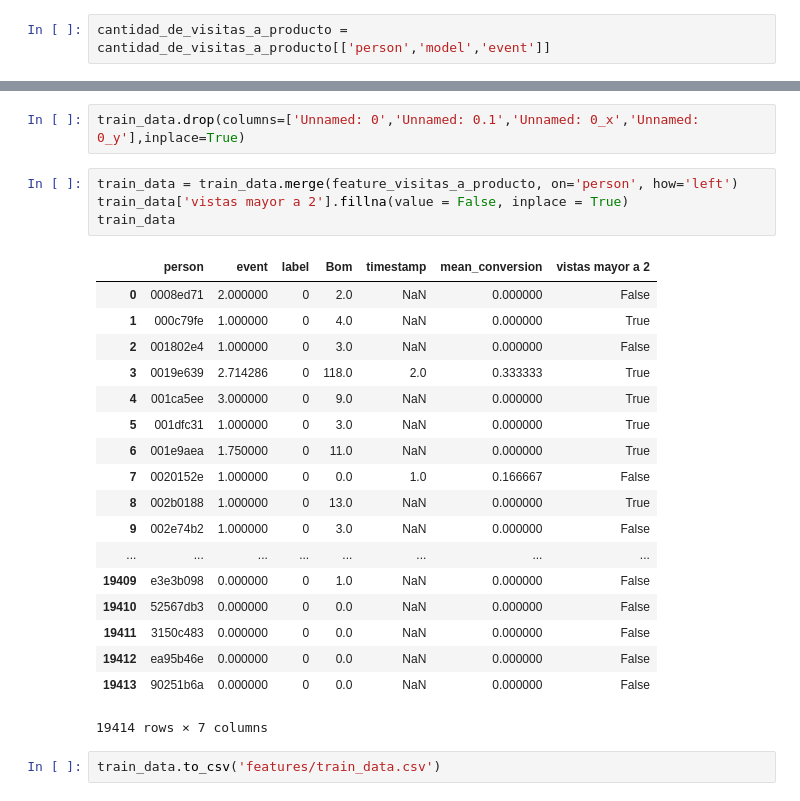
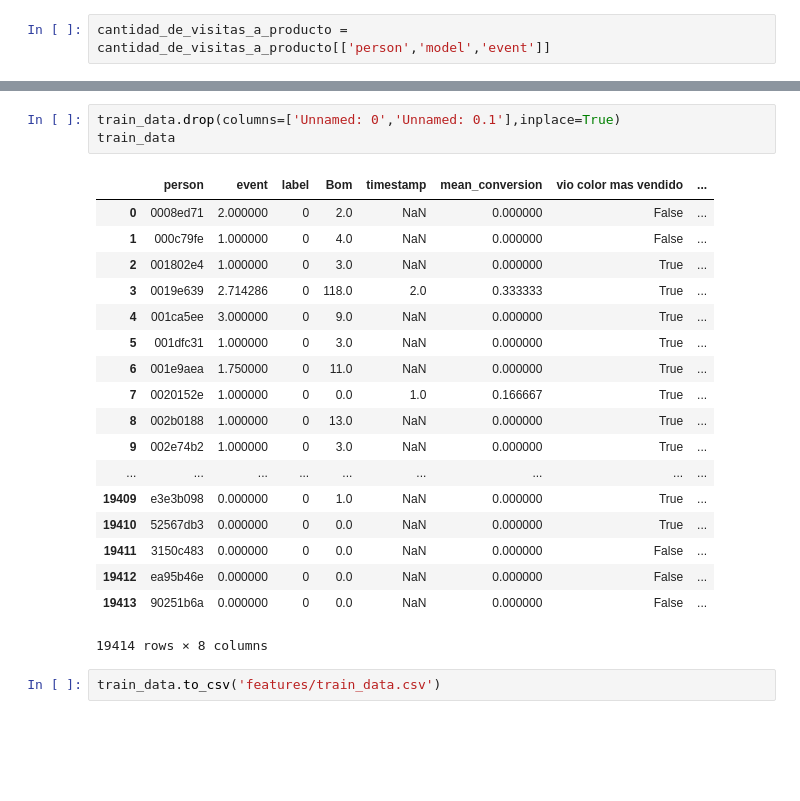
Before and after one commit to EugeniaFranchi/TP-Datos, a Jupyter notebook: TP2/TP2.ipynb, the cells around one changed output, grey strips where cells are left out. Cells and saved outputs as stored; diff of their text form; blank space fills up the shorter version.

```diff
--- a/TP2/TP2.ipynb
+++ b/TP2/TP2.ipynb
@@ -637,28 +584,25 @@ See the caveats in the documentation: http://pandas.pydata.org/pandas-docs/stabl
 # %%
-train_data.drop(columns=['Unnamed: 0','Unnamed: 0.1','Unnamed: 0_x','Unnamed: 0_y'],inplace=True)
+train_data.drop(columns=['Unnamed: 0','Unnamed: 0.1'],inplace=True)
+train_data
+# %% [output]
+|  | person | event | label | Bom | timestamp | mean_conversion | vio color mas vendido | ... |
+| 0 | 0008ed71 | 2.000000 | 0 | 2.0 | NaN | 0.000000 | False | ... |
+| 1 | 000c79fe | 1.000000 | 0 | 4.0 | NaN | 0.000000 | False | ... |
+| 2 | 001802e4 | 1.000000 | 0 | 3.0 | NaN | 0.000000 | True | ... |
+| 3 | 0019e639 | 2.714286 | 0 | 118.0 | 2.0 | 0.333333 | True | ... |
+| 4 | 001ca5ee | 3.000000 | 0 | 9.0 | NaN | 0.000000 | True | ... |
+| 5 | 001dfc31 | 1.000000 | 0 | 3.0 | NaN | 0.000000 | True | ... |
+| 6 | 001e9aea | 1.750000 | 0 | 11.0 | NaN | 0.000000 | True | ... |
+| 7 | 0020152e | 1.000000 | 0 | 0.0 | 1.0 | 0.166667 | True | ... |
+| 8 | 002b0188 | 1.000000 | 0 | 13.0 | NaN | 0.000000 | True | ... |
+| 9 | 002e74b2 | 1.000000 | 0 | 3.0 | NaN | 0.000000 | True | ... |
+| ... | ... | ... | ... | ... | ... | ... | ... | ... |
+| 19409 | e3e3b098 | 0.000000 | 0 | 1.0 | NaN | 0.000000 | True | ... |
+| 19410 | 52567db3 | 0.000000 | 0 | 0.0 | NaN | 0.000000 | True | ... |
+| 19411 | 3150c483 | 0.000000 | 0 | 0.0 | NaN | 0.000000 | False | ... |
+| 19412 | ea95b46e | 0.000000 | 0 | 0.0 | NaN | 0.000000 | False | ... |
+| 19413 | 90251b6a | 0.000000 | 0 | 0.0 | NaN | 0.000000 | False | ... |
+19414 rows × 8 columns
-# %%
-train_data = train_data.merge(feature_visitas_a_producto, on='person', how='left')
-train_data['vistas mayor a 2'].fillna(value = False, inplace = True)
-train_data
-# %% [output]
-|  | person | event | label | Bom | timestamp | mean_conversion | vistas mayor a 2 |
-| 0 | 0008ed71 | 2.000000 | 0 | 2.0 | NaN | 0.000000 | False |
-| 1 | 000c79fe | 1.000000 | 0 | 4.0 | NaN | 0.000000 | True |
-| 2 | 001802e4 | 1.000000 | 0 | 3.0 | NaN | 0.000000 | False |
-| 3 | 0019e639 | 2.714286 | 0 | 118.0 | 2.0 | 0.333333 | True |
-| 4 | 001ca5ee | 3.000000 | 0 | 9.0 | NaN | 0.000000 | True |
-| 5 | 001dfc31 | 1.000000 | 0 | 3.0 | NaN | 0.000000 | True |
-| 6 | 001e9aea | 1.750000 | 0 | 11.0 | NaN | 0.000000 | True |
-| 7 | 0020152e | 1.000000 | 0 | 0.0 | 1.0 | 0.166667 | False |
-| 8 | 002b0188 | 1.000000 | 0 | 13.0 | NaN | 0.000000 | True |
-| 9 | 002e74b2 | 1.000000 | 0 | 3.0 | NaN | 0.000000 | False |
-| ... | ... | ... | ... | ... | ... | ... | ... |
-| 19409 | e3e3b098 | 0.000000 | 0 | 1.0 | NaN | 0.000000 | False |
-| 19410 | 52567db3 | 0.000000 | 0 | 0.0 | NaN | 0.000000 | False |
-| 19411 | 3150c483 | 0.000000 | 0 | 0.0 | NaN | 0.000000 | False |
-| 19412 | ea95b46e | 0.000000 | 0 | 0.0 | NaN | 0.000000 | False |
-| 19413 | 90251b6a | 0.000000 | 0 | 0.0 | NaN | 0.000000 | False |
-19414 rows × 7 columns
 # %%
 train_data.to_csv('features/train_data.csv')
 # %%
```
Also changed, not shown: parts of 34 cells of this notebook, 2 other files.
